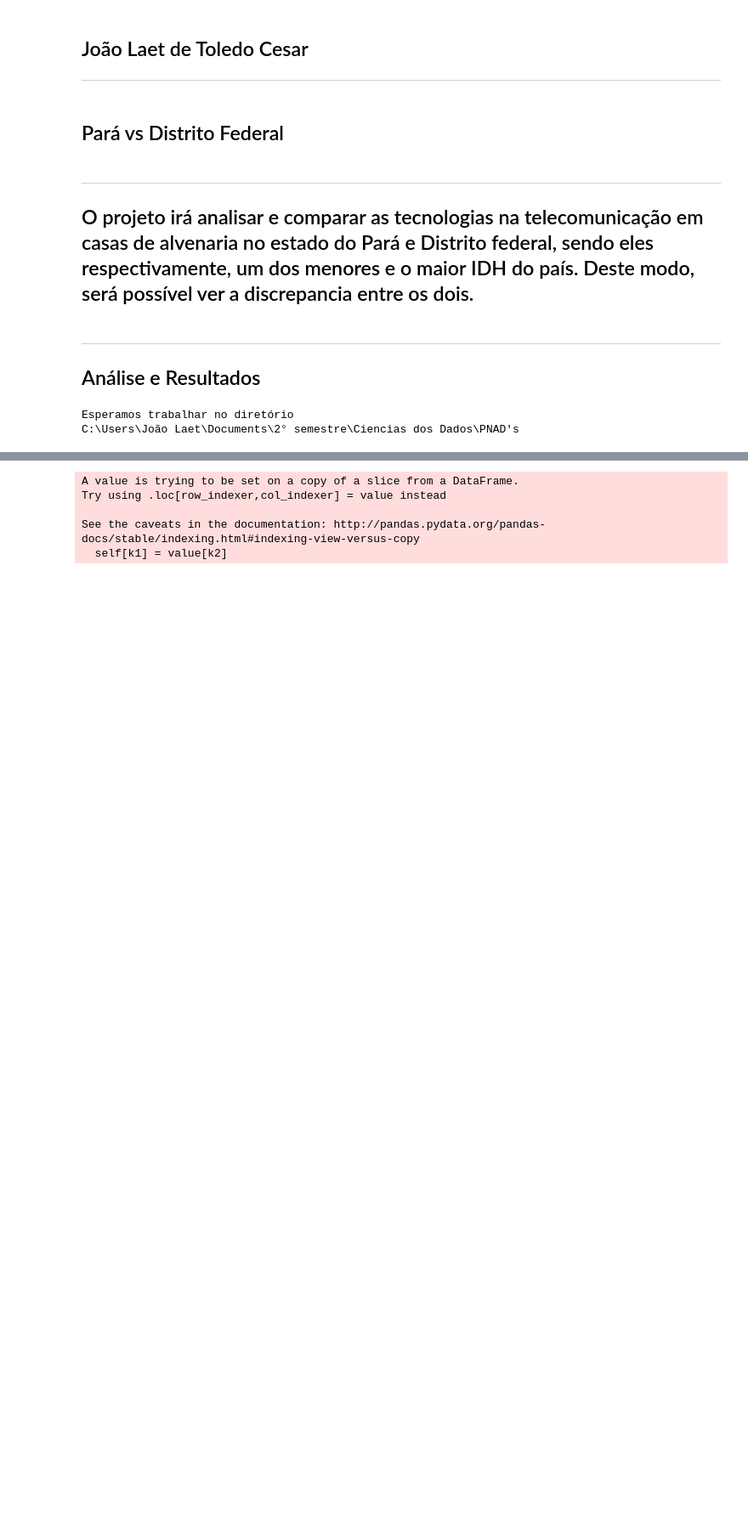
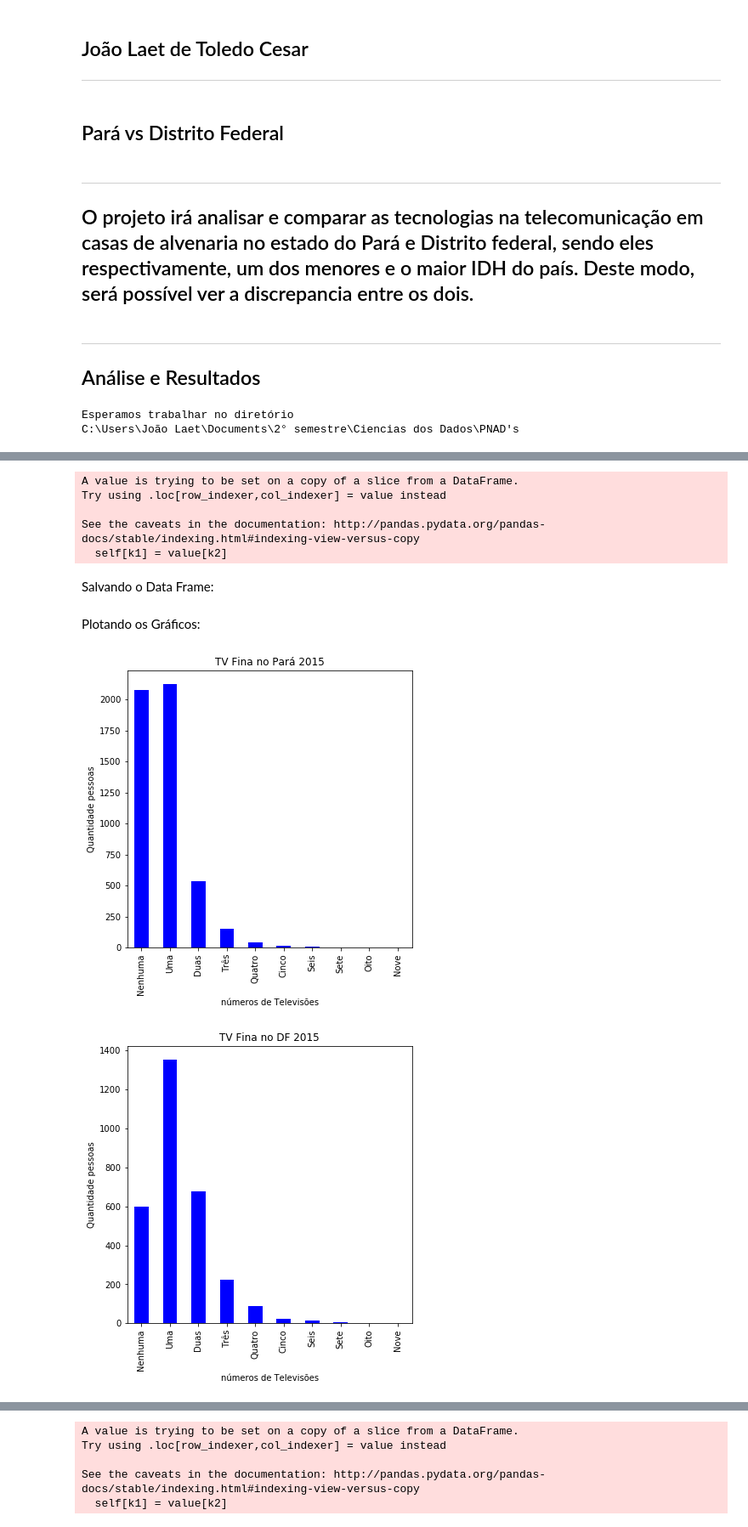
Before and after one commit to laet99/Projeto-1-CD, a Jupyter notebook: Projeto1 Layout - MONSTRO.ipynb, the cells around one changed output, grey strips where cells are left out. Shown at 85% size. Drawn from its saved outputs; the diff is of its cells as text; code cells hidden in the pictures; blank space fills up the shorter version.

```diff
--- a/Projeto1 Layout - MONSTRO.ipynb
+++ b/Projeto1 Layout - MONSTRO.ipynb
@@ -26,0 +29,11 @@ C:\Users\João Laet\Documents\2° semestre\Ciencias dos Dados\PNAD's
+# %%
+dados2015 = pd.read_csv('DOM2015.csv',sep=',')
+df = pd.DataFrame({"TV_por_Assinatura":dados2015["V02272"],
+                   "TV_Fina":dados2015["V02270"],
+                   "Acesso_a_internet_em_casa":dados2015["V02322"],
+                   "Usa_Celular_para_Internet":dados2015["V02324"],
+                   "Tem_Smart_TV":dados2015["V02326"],
+                   "Estado": dados2015["UF"],
+                   "Material_construção": dados2015["V0203"],
+                   "Tem_Tablet": dados2015["V02321"],
+                   "Tem_Microcomputador": dados2015["V0231"]})
@@ -26,0 +75,14 @@ C:\Users\João Laet\Documents\2° semestre\Ciencias dos Dados\PNAD's
+# %%
+c9[['Acesso_a_internet_em_casa', 'Tem_Smart_TV', "TV_por_Assinatura", "Usa_Celular_para_Internet"]] = c9[['Acesso_a_internet_em_casa', 'Tem_Smart_TV', "TV_por_Assinatura", "Usa_Celular_para_Internet"]].fillna(value="Não")
+d9[['Acesso_a_internet_em_casa', 'Tem_Smart_TV', "TV_por_Assinatura", "Usa_Celular_para_Internet"]] = d9[['Acesso_a_internet_em_casa', 'Tem_Smart_TV', "TV_por_Assinatura", "Usa_Celular_para_Internet"]].fillna(value="Não")
+
+dadosA9 = c9.dropna()
+dadosDF9= d9.dropna()
+# %% [output]
+A value is trying to be set on a copy of a slice from a DataFrame.
+Try using .loc[row_indexer,col_indexer] = value instead
+
+See the caveats in the documentation: http://pandas.pydata.org/pandas-docs/stable/indexing.html#indexing-view-versus-copy
+  self[k1] = value[k2]
+# %% [markdown]
+Salvando o Data Frame:
@@ -26,0 +92,32 @@ C:\Users\João Laet\Documents\2° semestre\Ciencias dos Dados\PNAD's
+# %%
+ut19 = dadosA9.TV_Fina.value_counts(sort=False)
+ut29 = dadosA9.TV_por_Assinatura.value_counts(sort=False)
+ut39 = dadosA9.Acesso_a_internet_em_casa.value_counts(sort=False)
+ut49 = dadosA9.Usa_Celular_para_Internet.value_counts(sort=False)
+ut59 = dadosA9.Tem_Smart_TV.value_counts(sort=False)
+ut69 = dadosA9.Tem_Tablet.value_counts(sort=False)
+ut79 = dadosA9.Tem_Microcomputador.value_counts(sort=False)
+
+
+DF19 = dadosDF9.TV_Fina.value_counts(sort=False)
+DF29 = dadosDF9.TV_por_Assinatura.value_counts(sort=False)
+DF39 = dadosDF9.Acesso_a_internet_em_casa.value_counts(sort=False)
+DF49 = dadosDF9.Usa_Celular_para_Internet.value_counts(sort=False)
+DF59 = dadosDF9.Tem_Smart_TV.value_counts(sort=False)
+DF69 = dadosDF9.Tem_Tablet.value_counts(sort=False)
+DF79 = dadosDF9.Tem_Microcomputador.value_counts(sort=False)
+# %% [markdown]
+Plotando os Gráficos:
+# %%
+plot9 = ut19.plot(kind='bar',title='TV Fina no Pará 2015',figsize=(6, 6),color=('b'))
+plt.ylabel('Quantidade pessoas')
+plt.xlabel('números de Televisões')
+plt.show()
+
+plot = DF19.plot(kind='bar',title='TV Fina no DF 2015',figsize=(6, 6),color=('b'))
+plt.ylabel('Quantidade pessoas')
+plt.xlabel('números de Televisões')
+plt.show()
+# %% [output]
+[figure, added]
+[figure, added]
```
Also changed, not shown: parts of 38 cells of this notebook.
